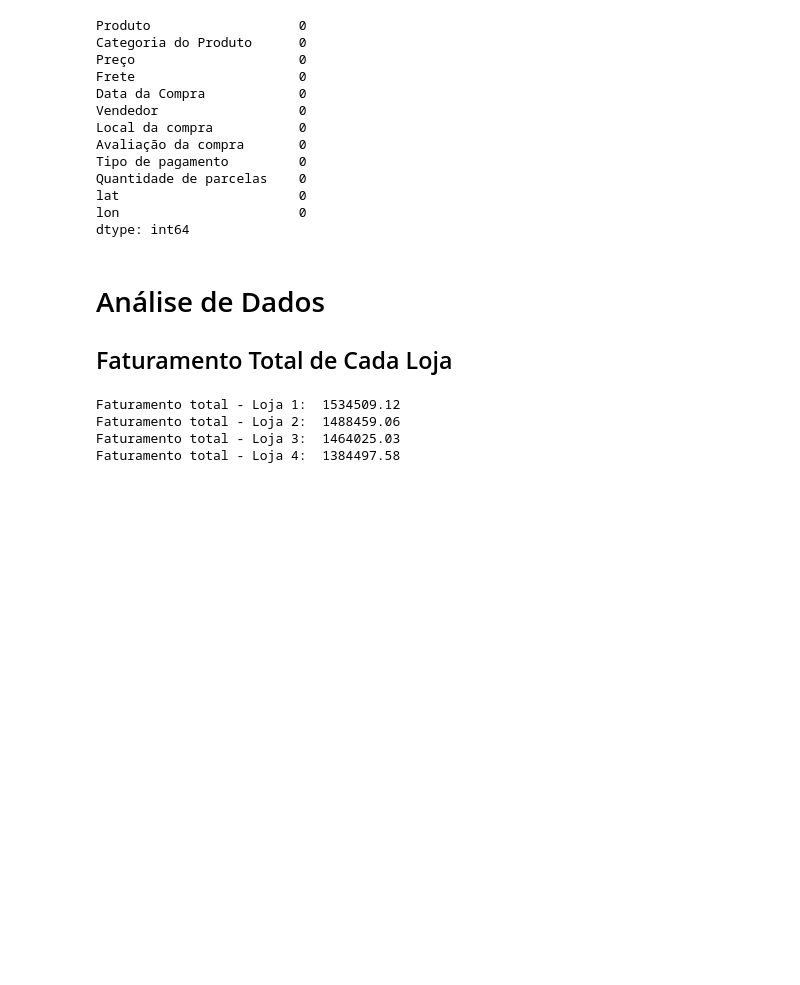
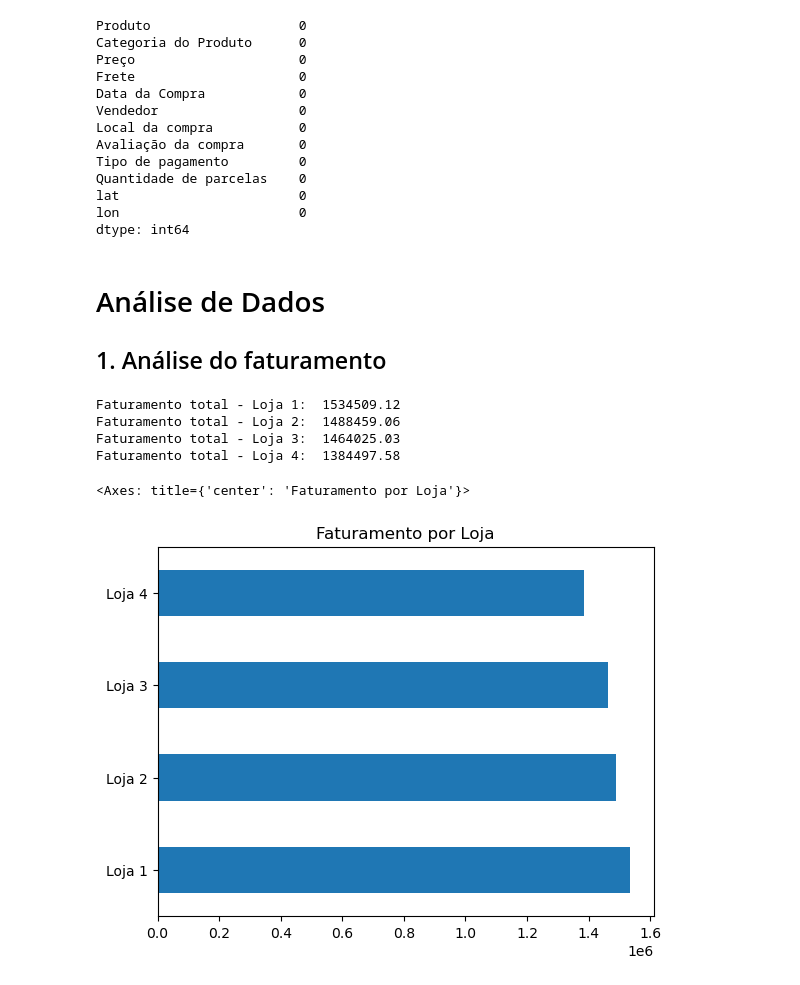
Before and after one commit to FiGuidastri/challenge-alura-store, a Jupyter notebook: main.ipynb, the cells around one changed output. Cells and saved outputs as stored; diff of their text form; code cells hidden in the pictures; blank space fills up the shorter version.

```diff
--- a/main.ipynb
+++ b/main.ipynb
@@ -167,14 +167,25 @@ dtype: int64
 # %% [markdown]
 # Análise de Dados
 
-## Faturamento Total de Cada Loja
+## 1. Análise do faturamento
 # %%
 print('Faturamento total - Loja 1: ', df_loja1['Preço'].sum())
 print('Faturamento total - Loja 2: ', df_loja2['Preço'].sum())
 print('Faturamento total - Loja 3: ', df_loja3['Preço'].sum())
 print('Faturamento total - Loja 4: ', df_loja4['Preço'].sum())
+
+faturamentos = {
+    "Loja 1": df_loja1["Preço"].sum(),
+    "Loja 2": df_loja2["Preço"].sum(),
+    "Loja 3": df_loja3["Preço"].sum(),
+    "Loja 4": df_loja4["Preço"].sum(),
+}
+
+pd.Series(faturamentos).plot(kind="barh", title="Faturamento por Loja")
 # %% [output]
 Faturamento total - Loja 1:  1534509.12
 Faturamento total - Loja 2:  1488459.06
 Faturamento total - Loja 3:  1464025.03
 Faturamento total - Loja 4:  1384497.58
+<Axes: title={'center': 'Faturamento por Loja'}>
+[figure, added]
```
Also changed, not shown: parts of 8 cells of this notebook.
